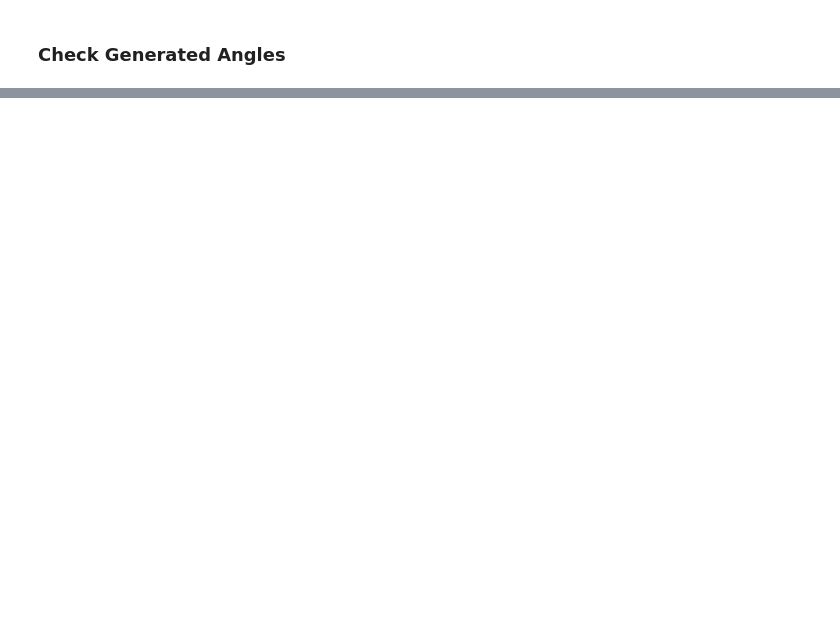
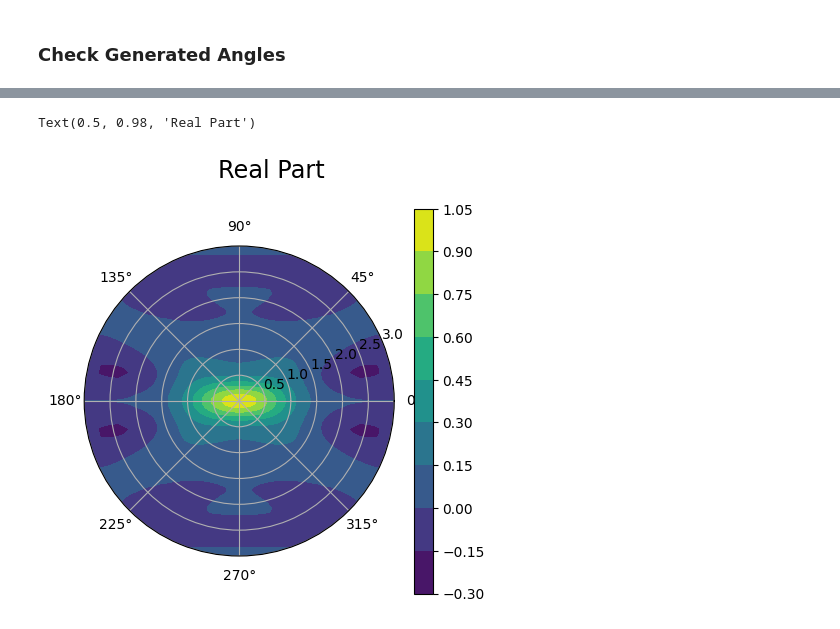
Before and after one commit to muyoungRand/sims, a Jupyter notebook: cubic_phase_gate_nicer.ipynb, the cells around one changed output, grey strips where cells are left out. Cells and saved outputs as stored; diff of their text form; code cells hidden in the pictures; blank space fills up the shorter version.

Commit message:
Characteristic function finally fixed

```diff
--- a/cubic_phase_gate_nicer.ipynb
+++ b/cubic_phase_gate_nicer.ipynb
@@ -581,0 +549,61 @@ fig.colorbar(im, ax=ax, fraction=.1)
+# %%
+# For plotting
+radius = np.linspace(0.001, 3.0, 101)
+radius = [i for i in radius]
+
+theta = np.linspace(offset_phase, offset_phase + 2 * np.pi, 101)
+theta = [i for i in theta]
+
+# For plotting & Storing Data
+theta_array = [theta for i in range(len(radius))]
+radius_array = [[radius[j] for i in range(len(theta))] for j in range(len(radius))]
+
+nColumns = len(theta)
+nRows = len(radius)
+
+plot_data = np.zeros((nRows, nColumns))
+
+# Plot settings
+vmin = -1
+vmax = 1
+levels = 20
+level_boundaries = np.linspace(vmin, vmax, levels + 1)
+
+# Characteristic Function Simulation
+initial_state = tensor(ket2dm(basis(2, 0)), motion_ion)
+
+#psi1 = rot(0) * initial_state
+
+res = []
+
+for phase in theta:
+    for amp in radius:
+        args['rsb_phase'] = phase
+        args['bsb_phase'] = -phase
+
+        output = mesolve(H = push, rho0 = initial_state, tlist = [0, amp], args = args)
+        state = output.states[-1]
+
+        ion_state = ptrace(state, 0)
+        proj = expect(sigmaz(), ion_state)
+
+        res.append(proj)
+
+counter = 0
+
+for i in range(len(res)):
+    if i > 1 and i % nRows == 0:
+        counter += 1
+
+    plot_data[i - counter * nRows][counter] = res[i]
+
+fig, ax = plt.subplots(subplot_kw = dict(projection='polar'), figsize = (5, 5))
+#ax.set_theta_zero_location("E")
+#ax.set_theta_direction(1)
+
+cax = ax.contourf(theta, radius, plot_data)
+cbar = fig.colorbar(cax)
+fig.suptitle("Real Part", size = 'xx-large')
+# %% [output]
+Text(0.5, 0.98, 'Real Part')
+[figure, added]
```
Also changed, not shown: parts of 7 cells of this notebook, 4 other files.
